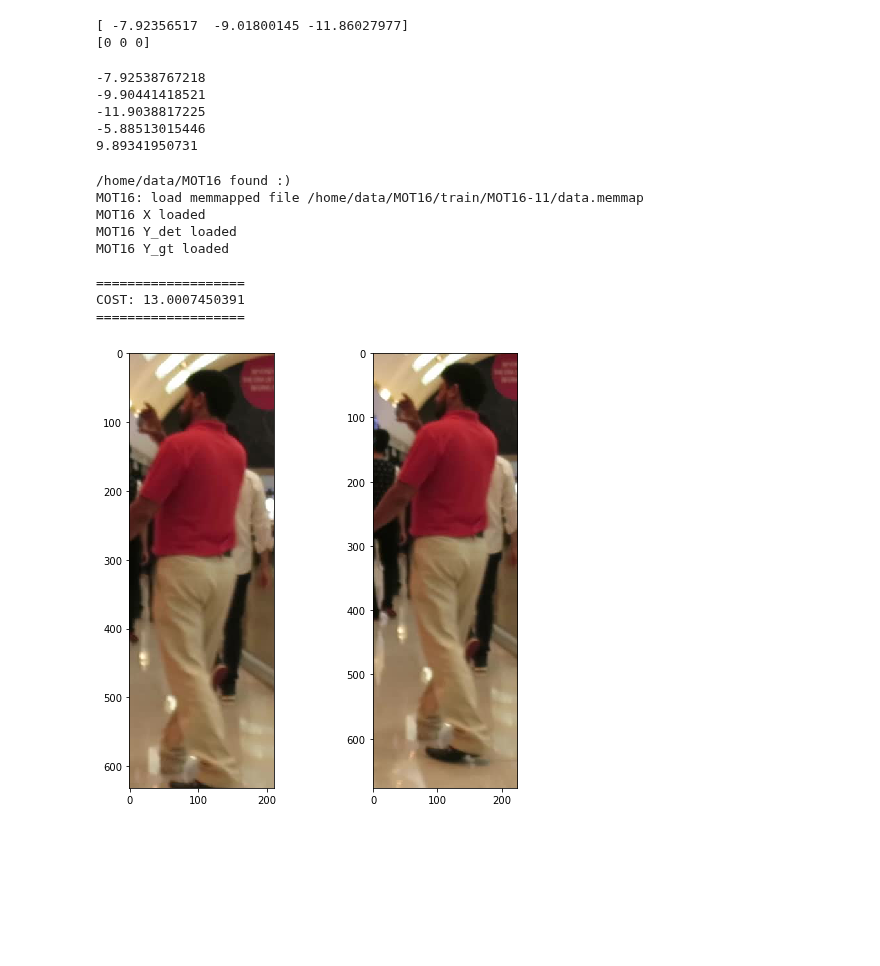
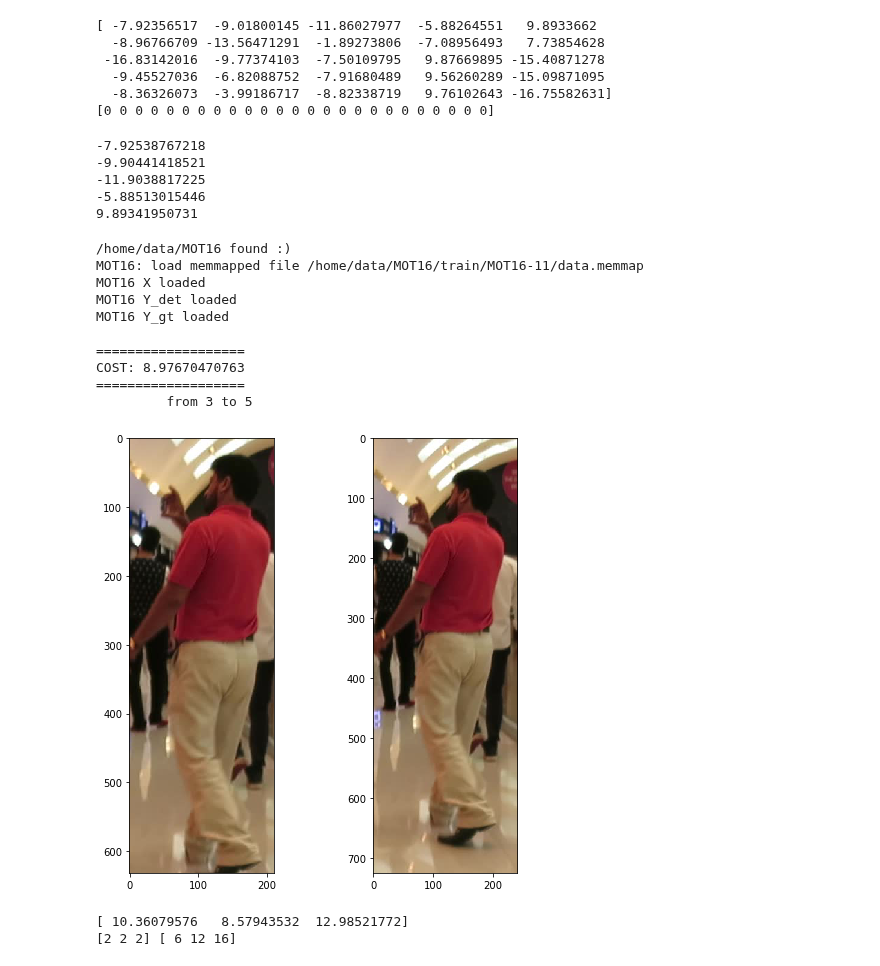
Before and after one commit to jutanke/cabbage, a Jupyter notebook: prototyping/Debug_FeatureCalculation.ipynb, the cells around one changed output. Saved outputs shown, nothing was run; the diff lists cells and outputs as text; code cells hidden in the pictures; blank space fills up the shorter version.

```diff
--- a/prototyping/Debug_FeatureCalculation.ipynb
+++ b/prototyping/Debug_FeatureCalculation.ipynb
@@ -62,6 +62,6 @@ ALL PAIRS: (30793, 2)
 # %%
 batch = ALL_PAIRS[0:25]
-dmax = 1
+dmax = 30
 
 delta, edge_weights, i_, j_ = gen_feature_batch(
                 batch, lookup, dmax, dm, reid, W, video_name)
@@ -69,8 +69,12 @@ delta, edge_weights, i_, j_ = gen_feature_batch(
 print(edge_weights)
 print(i_)
 # %% [output]
-[ -7.92356517  -9.01800145 -11.86027977]
-[0 0 0]
+[ -7.92356517  -9.01800145 -11.86027977  -5.88264551   9.8933662
+  -8.96766709 -13.56471291  -1.89273806  -7.08956493   7.73854628
+ -16.83142016  -9.77374103  -7.50109795   9.87669895 -15.40871278
+  -9.45527036  -6.82088752  -7.91680489   9.56260289 -15.09871095
+  -8.36326073  -3.99186717  -8.82338719   9.76102643 -16.75582631]
+[0 0 0 0 0 0 0 0 0 0 0 0 0 0 0 0 0 0 0 0 0 0 0 0 0]
 # %%
 from cabbage.features.GenerateFeatureVector import pairwise_features
 
@@ -106,12 +110,14 @@ for loc in range(5):
 # %%
 from pak.datasets.MOT import MOT16
 mot16__ = MOT16(root)
-ALL_DETECTIONS = mot16.mot16_11_true_detections_no_pid
 
 X, Y_det, Y_gt = mot16__.get_train("MOT16-11", memmapped=True)
+H_, W_, _ = X[0].shape
+ALL_DETECTIONS = remove_negative_pairs(
+    mot16.mot16_11_true_detections_no_pid, W_, H_)
 
 # ----- contenders:
-idx1 = 2; idx2 = 16;
+idx1 = 12; idx2 = 21;
 
 W = get_W_mot16_02_dmax100(root)
 elem1 = ALL_DETECTIONS[idx1]; elem2 = ALL_DETECTIONS[idx2]
@@ -124,32 +130,49 @@ I1 = X[frame1-1]; I2 = X[frame2-1]
 
 vec = gen.get_pairwise_vector(
                             video_name,
                             I1, I2,
                             frame1,frame2,
                             aabb1,aabb2,
                             conf1,conf2)
 
 
 cost = -1 * (W[delta]@np.array(vec))
 
 print('\n===================')
 print("COST:", cost)
 print('===================')
+print("\t from " + str(frame1) + ' to ' + str(frame2))
 
 fig = plt.figure(figsize=(8,8))
 x,y,w,h = aabb1.astype('int32')
 fig.add_subplot(121).imshow(I1[y:y+h,x:x+w])
 x,y,w,h = aabb2.astype('int32')
 fig.add_subplot(122).imshow(I1[y:y+h,x:x+w])
 plt.show()
 # %% [output]
 /home/data/MOT16 found :)
 MOT16: load memmapped file /home/data/MOT16/train/MOT16-11/data.memmap
 MOT16 X loaded
 MOT16 Y_det loaded
 MOT16 Y_gt loaded
 
 ===================
-COST: 13.0007450391
+COST: 8.97670470763
 ===================
+         from 3 to 5
-[figure, old version]
+[figure, new version]
+# %%
+CHERRY_P_BATCH = np.array([
+    (2, 6),
+    (2, 12),
+    (2, 16)
+])
+
+delta, edge_weights, i_, j_ = gen_feature_batch(
+    CHERRY_P_BATCH, lookup, dmax, dm, reid, W, video_name)
+
+print(edge_weights)
+print(i_, j_)
+# %% [output]
+[ 10.36079576   8.57943532  12.98521772]
+[2 2 2] [ 6 12 16]
```
Also changed, not shown: parts of 2 cells of this notebook, 4 other files.
